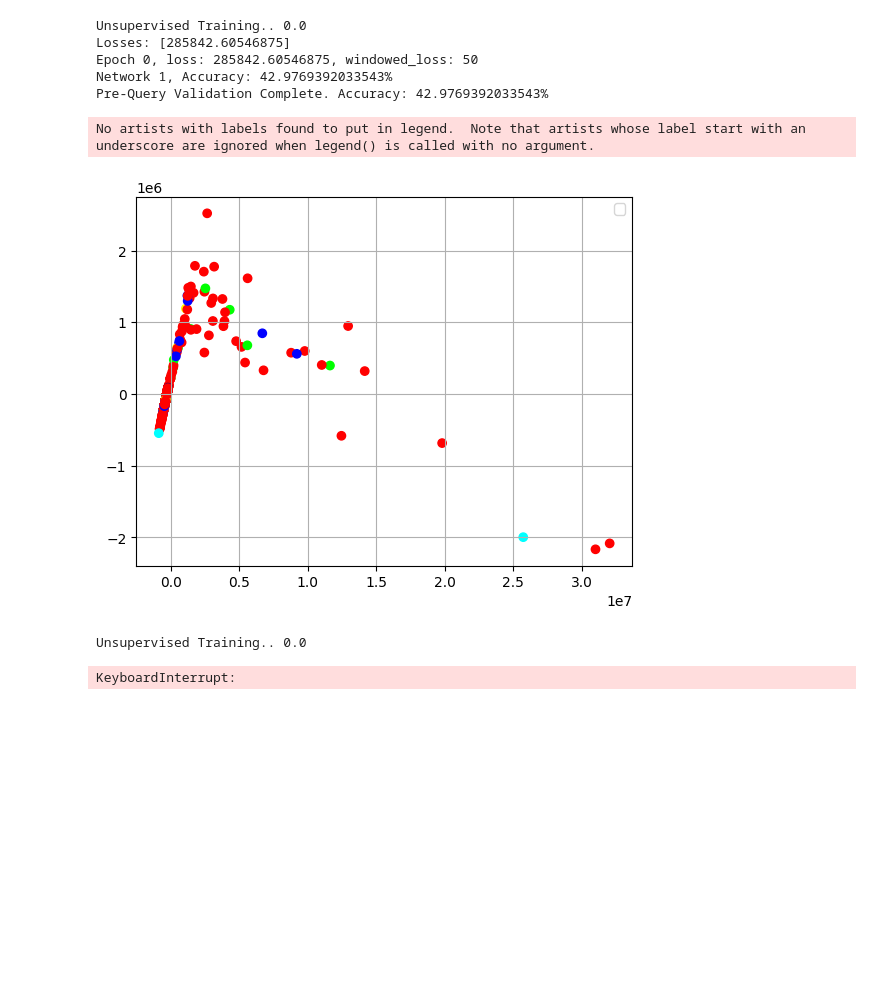
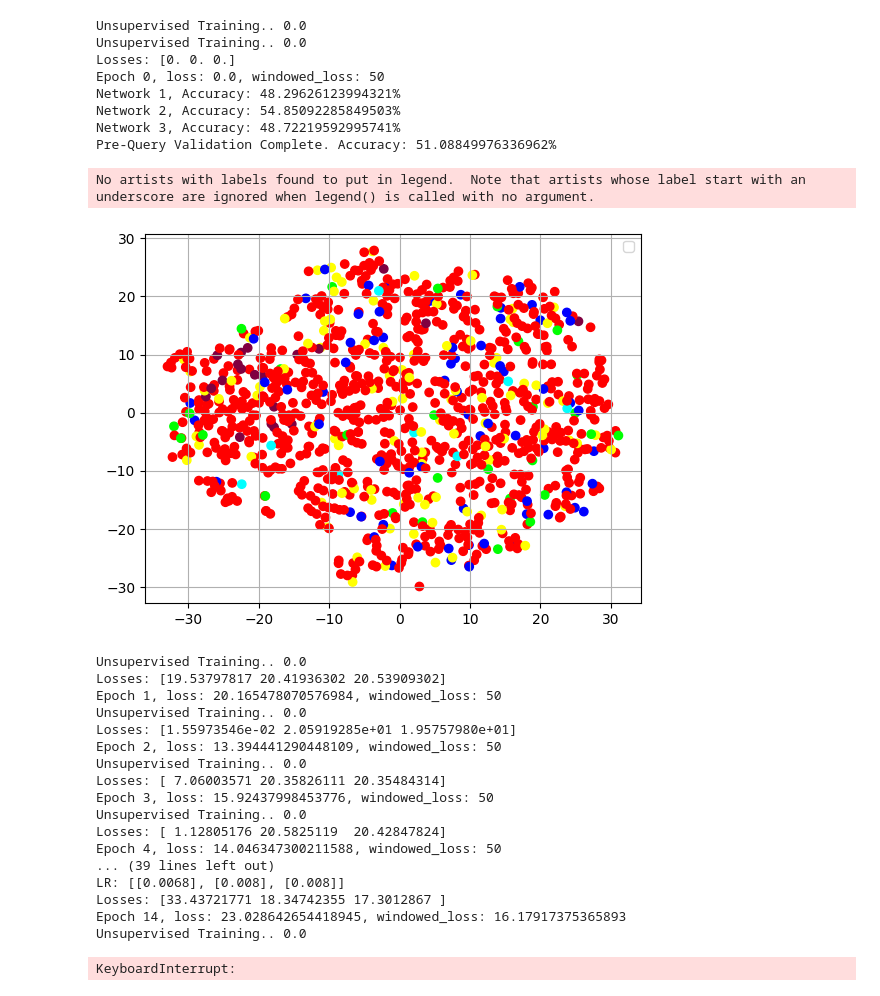
Before and after one commit to Connor-Mattson/SwarmBehaviorDiscovery, a Jupyter notebook: z-experiments/Dec13-Multiple-Transformations.ipynb, the cells around one changed output. Cells and saved outputs as stored; diff of their text form; code cells hidden in the pictures; blank space fills up the shorter version.

Commit message:
Checkpoint: Jan 6

```diff
--- a/z-experiments/Dec13-Multiple-Transformations.ipynb
+++ b/z-experiments/Dec13-Multiple-Transformations.ipynb
@@ -10,7 +10,7 @@ import torch
 import time
 import random
 from data.swarmset import ContinuingDataset, SwarmDataset
-from torchvision.transforms import RandomResizedCrop
+from torchvision.transforms import RandomResizedCrop, RandomHorizontalFlip
 from networks.embedding import NoveltyEmbedding
 from networks.archive import DataAggregationArchive
 import matplotlib.pyplot as plot
@@ -116,18 +116,6 @@ def determine_accuracy(e, dataset):
         validation_accuracy.append(acc)
         print(f"Pre-Query Validation Complete. Accuracy: {acc * 100}%")
 
-
-BATCH_SIZE = 4096
-PRETRAINING = True
-target = 0.0001
-loss = 50
-device = torch.device('cuda' if torch.cuda.is_available() else 'cpu')
-lr = 0.001 * BATCH_SIZE / 512
-# lr = 0.005
-ensemble = Ensemble(size=1, output_size=5, lr=lr, weight_decay=10e-6, new_model=True, margin=20, manual_schedulers=True, decay_step=2, learning_decay=0.85, init="None")
-ensemble.load_ensemble("../checkpoints/ensembles/full-mini-SIMCLR-3", full=True)
-sampled_dataset = SwarmDataset("../data/full-mini", rank=0)
-
 def resizeInput(X, w=200):
     frame = X.astype(np.uint8)
     resized = cv2.resize(frame, dsize=(w, w), interpolation=cv2.INTER_AREA)
@@ -191,17 +179,20 @@ def getRandomTransformation(image, k=2):
         image = get_color_distortion(image, s=strength)
     if "ResizedCrop" in choices:
         tmp = torch.tensor(image).unsqueeze(0)
-        cropper = RandomResizedCrop(size=(50,50))
-        image = cropper(tmp)
+        flipper = RandomHorizontalFlip(0.5)
+        cropper = RandomResizedCrop(size=(50,50), scale=(0.6, 1.0), ratio=(1.0, 1.0))
+        image = flipper(cropper(tmp))
         image = image.squeeze(0).numpy()
     return image
+
+BATCH_SIZE = 4096
 
 def pretraining(data, ensemble, data_cutoff=None, data_size=500):
     if data_cutoff is None:
         data_cutoff = len(data) - 1
     # np.random.seed(0)
-    # samples = np.random.random_integers(0, data_cutoff, (data_size, 2))
-    samples = [[i, j] for j in range(data_cutoff) for i in range(data_cutoff)]
+    samples = np.random.random_integers(0, data_cutoff, (data_size, 2))
+    # samples = [[i, j] for j in range(data_cutoff) for i in range(data_cutoff)]
     total_loss = np.array([0.0 for i in range(len(ensemble.ensemble))])
     total_updates = 0
 
@@ -209,7 +200,7 @@ def pretraining(data, ensemble, data_cutoff=None, data_size=500):
     random.shuffle(pull_set)
     for index in range(0, len(pull_set), BATCH_SIZE):
         i = pull_set[index]
-        if total_updates % 20 == 0:
+        if total_updates % 5 == 0:
             print(f"Unsupervised Training.. {(total_updates * BATCH_SIZE * 100) / data_size}")
 
         AUGMENT_SIZE = 1
@@ -232,47 +223,76 @@ def pretraining(data, ensemble, data_cutoff=None, data_size=500):
         total_loss += temp_losses
         total_updates += 1
 
-    return total_loss, total_updates + 1
+    return total_loss, max(total_updates, 1)
+
+PRETRAINING = True
+target = 0.0001
+loss = 50
+device = torch.device('cuda' if torch.cuda.is_available() else 'cpu')
+lr = 0.001 * BATCH_SIZE / 512
+# lr = 0.005
+ensemble = Ensemble(size=3, output_size=5, lr=lr, weight_decay=10e-6, new_model=True, margin=20, manual_schedulers=True, decay_step=2, learning_decay=0.85, init="None", threshold=19)
+# ensemble.load_ensemble("../checkpoints/ensembles/full-mini-SIMCLR-3", full=True)
+sampled_dataset = SwarmDataset("../data/full-mini", rank=0)
 
 t_1 = time.time()
 LOSS_WINDOW = 10
 if PRETRAINING:
     epochs = 0
     loss_history = []
     while loss > target:
-        losses, total_updates = pretraining(sampled_dataset, ensemble, data_cutoff=100)
+        losses, total_updates = pretraining(sampled_dataset, ensemble, data_cutoff=None, data_size=4096*2)
         average_loss = losses / total_updates
 
         if epochs > 5:
             lr = ensemble.evaluate_lr(average_loss)
             print(f"LR: {lr}")
 
         locale_loss = sum(average_loss) / len(average_loss)
         loss_history.append(locale_loss)
         loss = (sum(loss_history[-LOSS_WINDOW:]) / LOSS_WINDOW) if len(loss_history) > LOSS_WINDOW else 50
         print(f"Losses: {average_loss}")
         print(f"Epoch {epochs}, loss: {locale_loss}, windowed_loss: {loss}")
 
         if epochs % 20 == 0:
             determine_accuracy(ensemble, dataset=sampled_dataset)
         if epochs % 20 == 0:
             visualize_projection(ensemble)
 
         ensemble.training_mode()
 
         epochs += 1
 
 print(f"Total Pre-training Time: {time.time() - t_1}")
 ensemble.save_ensemble(f"../checkpoints/ensembles/{int(time.time())}", full=True)
 # %% [output]
 Unsupervised Training.. 0.0
-Losses: [285842.60546875]
-Epoch 0, loss: 285842.60546875, windowed_loss: 50
-Network 1, Accuracy: 42.9769392033543%
-Pre-Query Validation Complete. Accuracy: 42.9769392033543%
+Unsupervised Training.. 0.0
+Losses: [0. 0. 0.]
+Epoch 0, loss: 0.0, windowed_loss: 50
+Network 1, Accuracy: 48.29626123994321%
+Network 2, Accuracy: 54.85092285849503%
+Network 3, Accuracy: 48.72219592995741%
+Pre-Query Validation Complete. Accuracy: 51.08849976336962%
 No artists with labels found to put in legend.  Note that artists whose label start with an underscore are ignored when legend() is called with no argument.
-[figure, old version]
+[figure, new version]
 Unsupervised Training.. 0.0
+Losses: [19.53797817 20.41936302 20.53909302]
+Epoch 1, loss: 20.165478070576984, windowed_loss: 50
+Unsupervised Training.. 0.0
+Losses: [1.55973546e-02 2.05919285e+01 1.95757980e+01]
+Epoch 2, loss: 13.394441290448109, windowed_loss: 50
+Unsupervised Training.. 0.0
+Losses: [ 7.06003571 20.35826111 20.35484314]
+Epoch 3, loss: 15.92437998453776, windowed_loss: 50
+Unsupervised Training.. 0.0
+Losses: [ 1.12805176 20.5825119  20.42847824]
+Epoch 4, loss: 14.046347300211588, windowed_loss: 50
+... (39 lines left out)
+LR: [[0.0068], [0.008], [0.008]]
+Losses: [33.43721771 18.34742355 17.3012867 ]
+Epoch 14, loss: 23.028642654418945, windowed_loss: 16.17917375365893
+Unsupervised Training.. 0.0
 KeyboardInterrupt:
 # %%
 ensemble.save_ensemble(f"../checkpoints/ensembles/{int(time.time())}", full=True)
```
Also changed, not shown: 4 other files.
